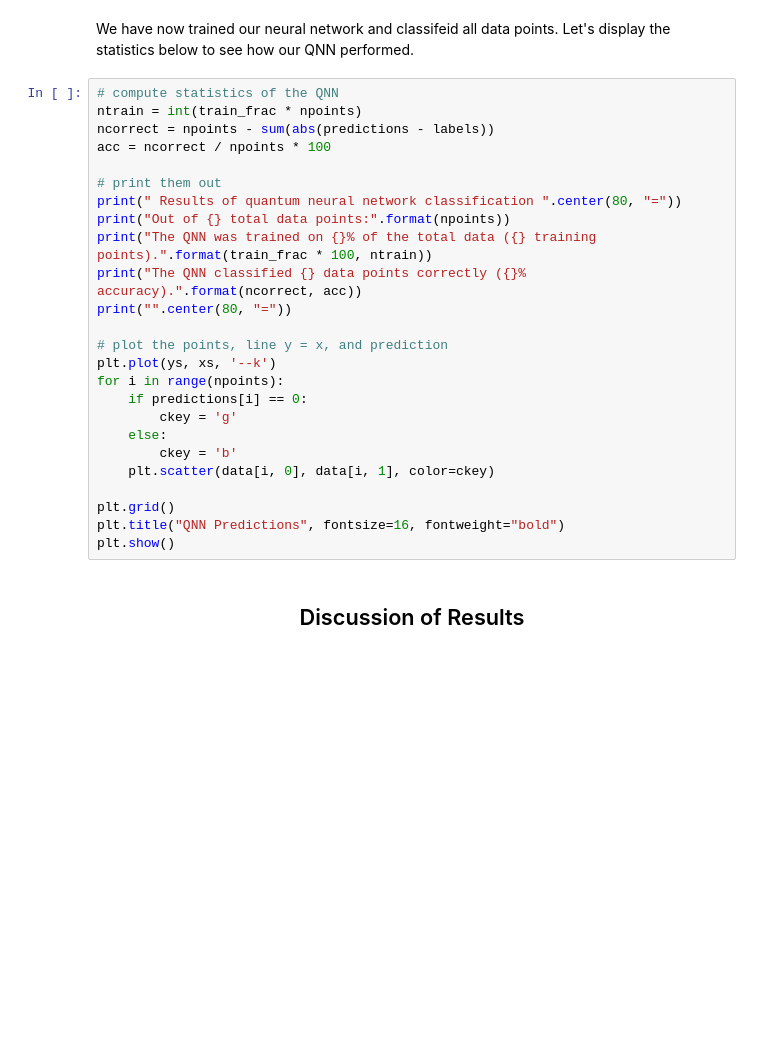
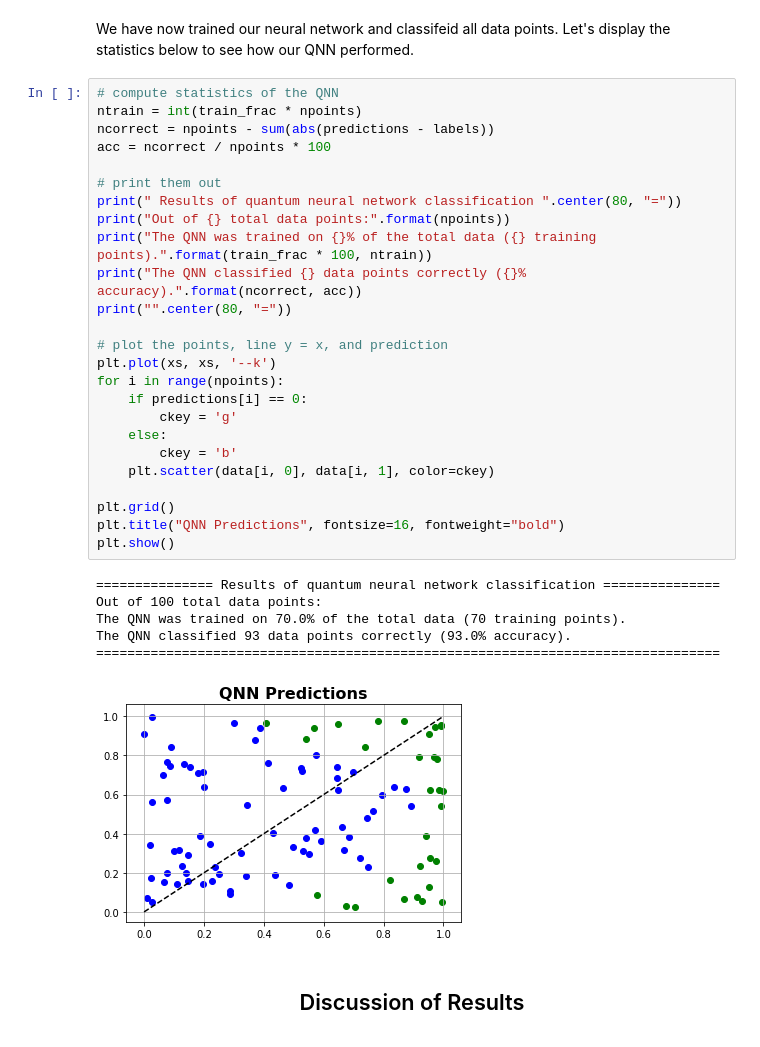
Before and after one commit to rmlarose/nisqai-dev, a Jupyter notebook: examples/one-qubit-classifier/one-qubit-classifier.ipynb, the cells around one changed output. Cells and saved outputs as stored; diff of their text form; blank space fills up the shorter version.

```diff
--- a/examples/one-qubit-classifier/one-qubit-classifier.ipynb
+++ b/examples/one-qubit-classifier/one-qubit-classifier.ipynb
@@ -522,28 +582,35 @@ We have now trained our neural network and classifeid all data points. Let's dis
 # %%
 # compute statistics of the QNN
 ntrain = int(train_frac * npoints)
 ncorrect = npoints - sum(abs(predictions - labels))
 acc = ncorrect / npoints * 100
 
 # print them out
 print(" Results of quantum neural network classification ".center(80, "="))
 print("Out of {} total data points:".format(npoints))
 print("The QNN was trained on {}% of the total data ({} training points).".format(train_frac * 100, ntrain))
 print("The QNN classified {} data points correctly ({}% accuracy).".format(ncorrect, acc))
 print("".center(80, "="))
 
 # plot the points, line y = x, and prediction
-plt.plot(ys, xs, '--k')
+plt.plot(xs, xs, '--k')
 for i in range(npoints):
     if predictions[i] == 0:
         ckey = 'g'
     else:
         ckey = 'b'
     plt.scatter(data[i, 0], data[i, 1], color=ckey)
 
 plt.grid()
 plt.title("QNN Predictions", fontsize=16, fontweight="bold")
 plt.show()
+# %% [output]
+=============== Results of quantum neural network classification ===============
+Out of 100 total data points:
+The QNN was trained on 70.0% of the total data (70 training points).
+The QNN classified 93 data points correctly (93.0% accuracy).
+================================================================================
+[figure, added]
 # %% [markdown]
 ## <p style="text-align: center;"> Discussion of Results </p>
 # %% [markdown]
```
Also changed, not shown: parts of 15 cells of this notebook.
